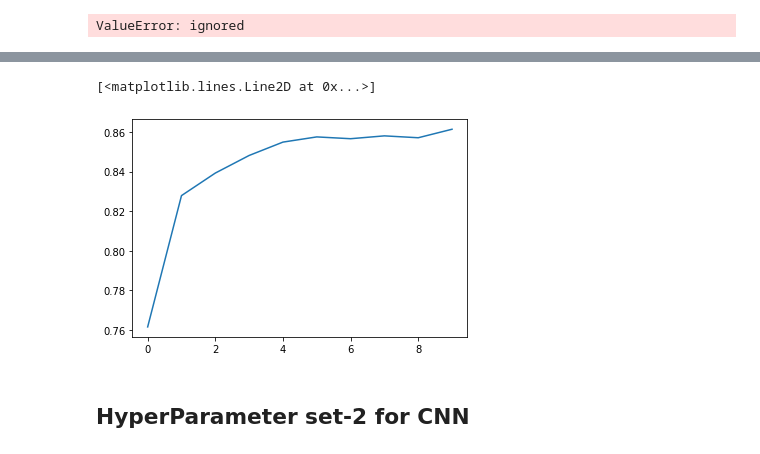
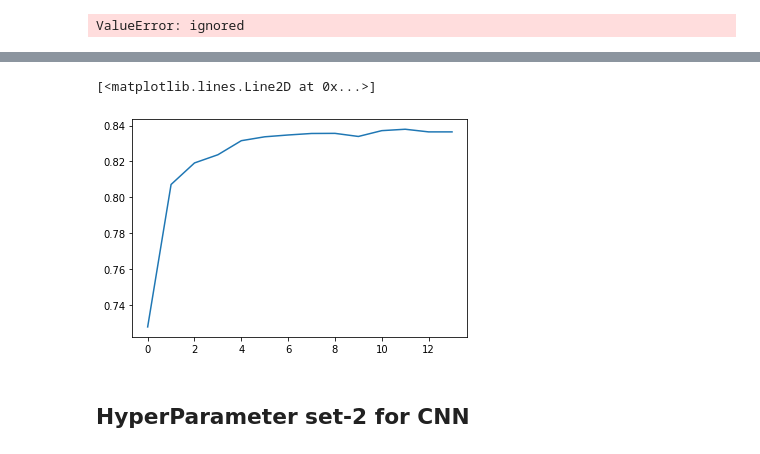
Before and after one commit to jan-kreischer/UZH_ML4NLP, a Jupyter notebook: Project-03/ex03_cnn_jan.ipynb, the cells around one changed output, grey strips where cells are left out. Saved outputs shown, nothing was run; the diff lists cells and outputs as text; code cells hidden in the pictures.

```diff
--- a/Project-03/ex03_cnn_jan.ipynb
+++ b/Project-03/ex03_cnn_jan.ipynb
@@ -614,11 +615,10 @@ returned_history.history
   0.85709745,
   0.861397]}
 # %%
-plt.plot(returned_history.history['accuracy'])
-# plt.plot(langIDCNN.history['val_acc'])
+plt.plot(history_1.history['accuracy'])
 # %% [output]
 [<matplotlib.lines.Line2D at 0x...>]
-[figure, old version]
+[figure, new version]
 # %% [markdown]
 ## HyperParameter set-2 for CNN
 # %%
```
Also changed, not shown: parts of 3 cells of this notebook.
